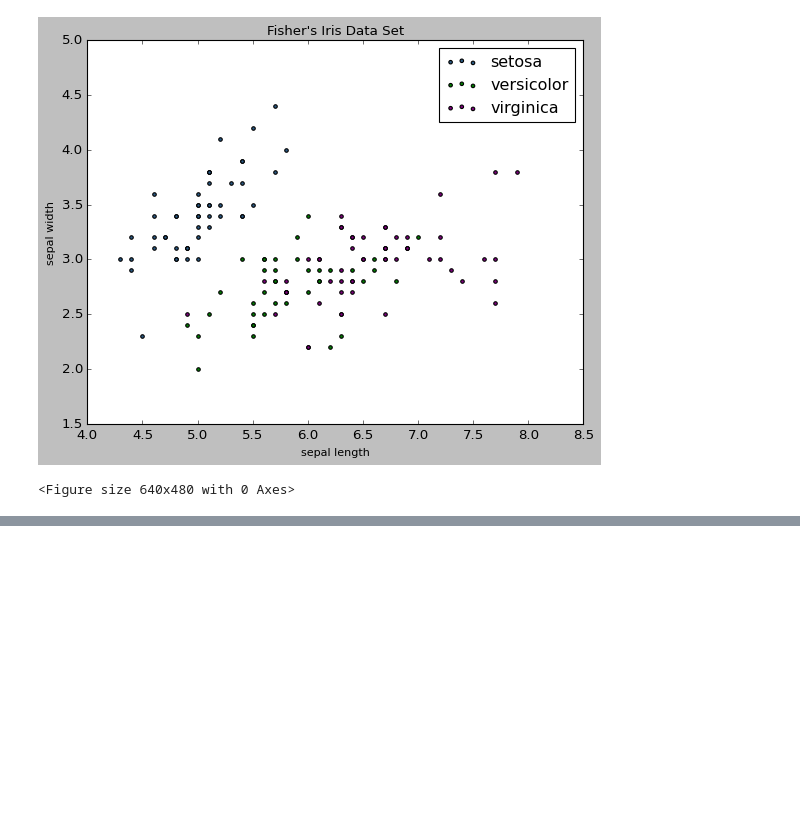
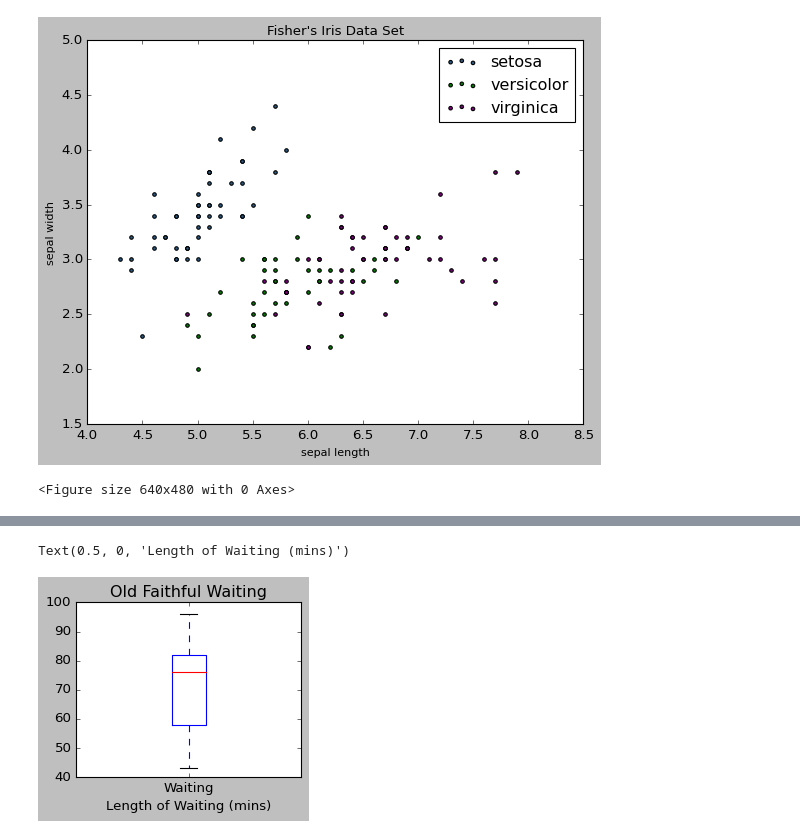
Before and after one commit to dnlsyfq/py_plotsgraphic, a Jupyter notebook: matplotlib.ipynb, the cells around one changed output, grey strips where cells are left out. Saved outputs shown, nothing was run; the diff lists cells and outputs as text; code cells hidden in the pictures; blank space fills up the shorter version.

```diff
--- a/matplotlib.ipynb
+++ b/matplotlib.ipynb
@@ -202,0 +242,9 @@ fig.savefig('petal_length.png')
+# %%
+plt.subplot(2,2,3)
+plt.boxplot(waiting_times)
+plt.title('Old Faithful Waiting')
+plt.xticks([1],['Waiting'])
+plt.xlabel('Length of Waiting (mins)')
+# %% [output]
+Text(0.5, 0, 'Length of Waiting (mins)')
+[figure, added]
```
Also changed, not shown: parts of 8 cells of this notebook, 1 other file.
